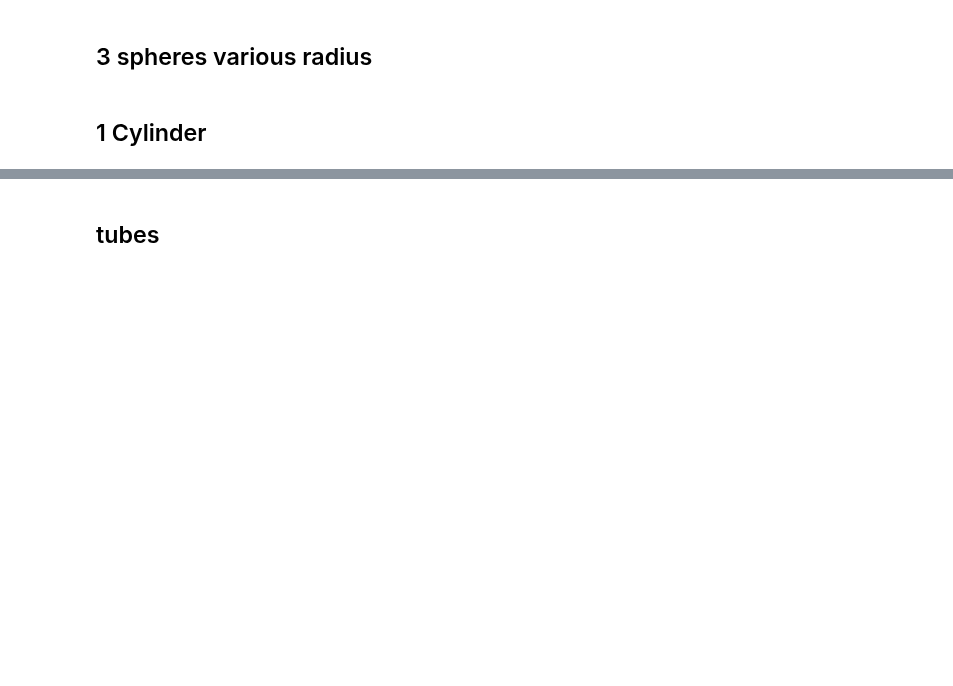
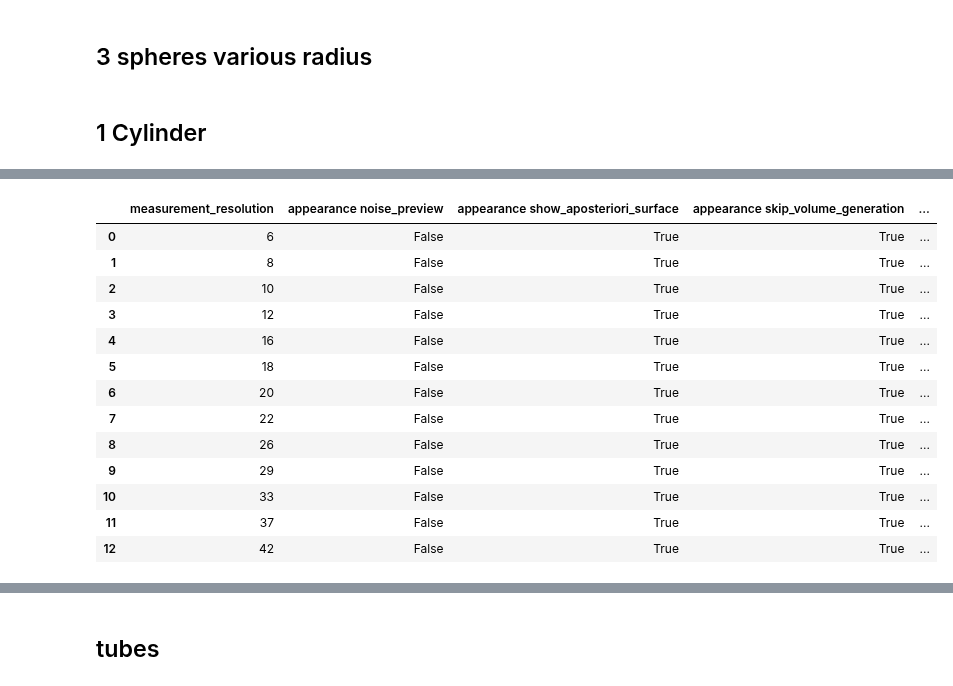
Before and after one commit to mjirik/teigen, a Jupyter notebook: examples/measured_compensation_factor.ipynb, the cells around one changed output, grey strips where cells are left out. Saved outputs shown, nothing was run; the diff lists cells and outputs as text; code cells hidden in the pictures; blank space fills up the shorter version.

```diff
--- a/examples/measured_compensation_factor.ipynb
+++ b/examples/measured_compensation_factor.ipynb
@@ -374,0 +406,18 @@ for radius_method in [
+# %%
+with pd.option_context('display.max_columns', None):
+    display(dfsm)
+# %% [output]
+|  | measurement_resolution | appearance noise_preview | appearance show_aposteriori_surface | appearance skip_volume_generation | ... |
+| 0 | 6 | False | True | True | ... |
+| 1 | 8 | False | True | True | ... |
+| 2 | 10 | False | True | True | ... |
+| 3 | 12 | False | True | True | ... |
+| 4 | 16 | False | True | True | ... |
+| 5 | 18 | False | True | True | ... |
+| 6 | 20 | False | True | True | ... |
+| 7 | 22 | False | True | True | ... |
+| 8 | 26 | False | True | True | ... |
+| 9 | 29 | False | True | True | ... |
+| 10 | 33 | False | True | True | ... |
+| 11 | 37 | False | True | True | ... |
+| 12 | 42 | False | True | True | ... |
```
Also changed, not shown: parts of 27 cells of this notebook, 3 other files.
